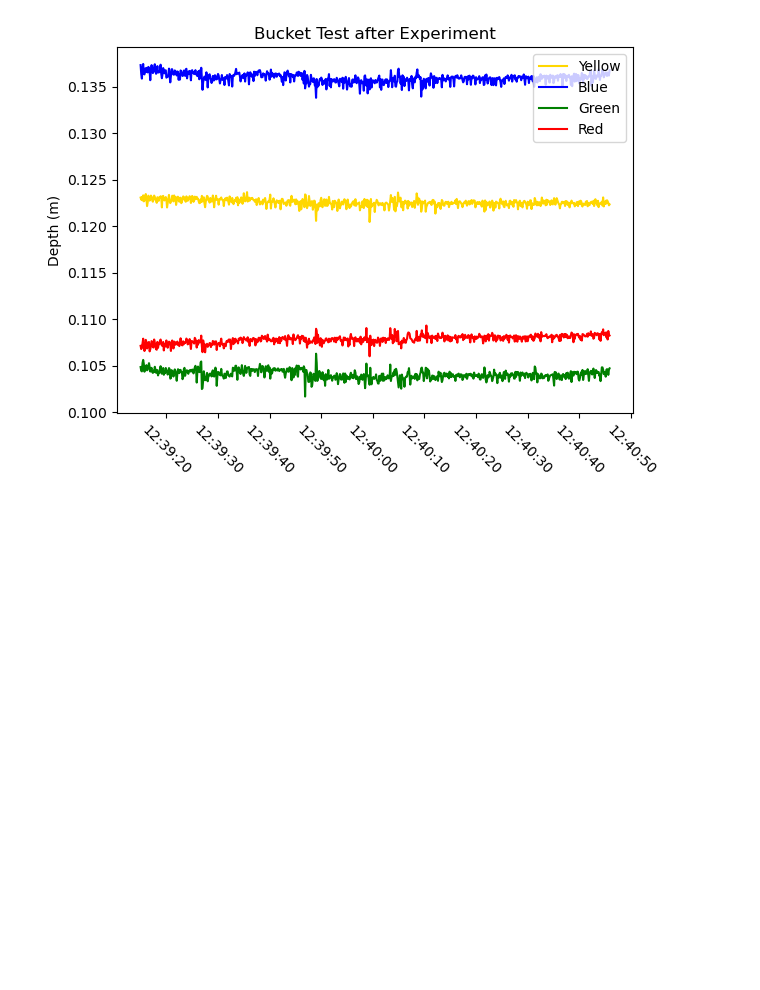
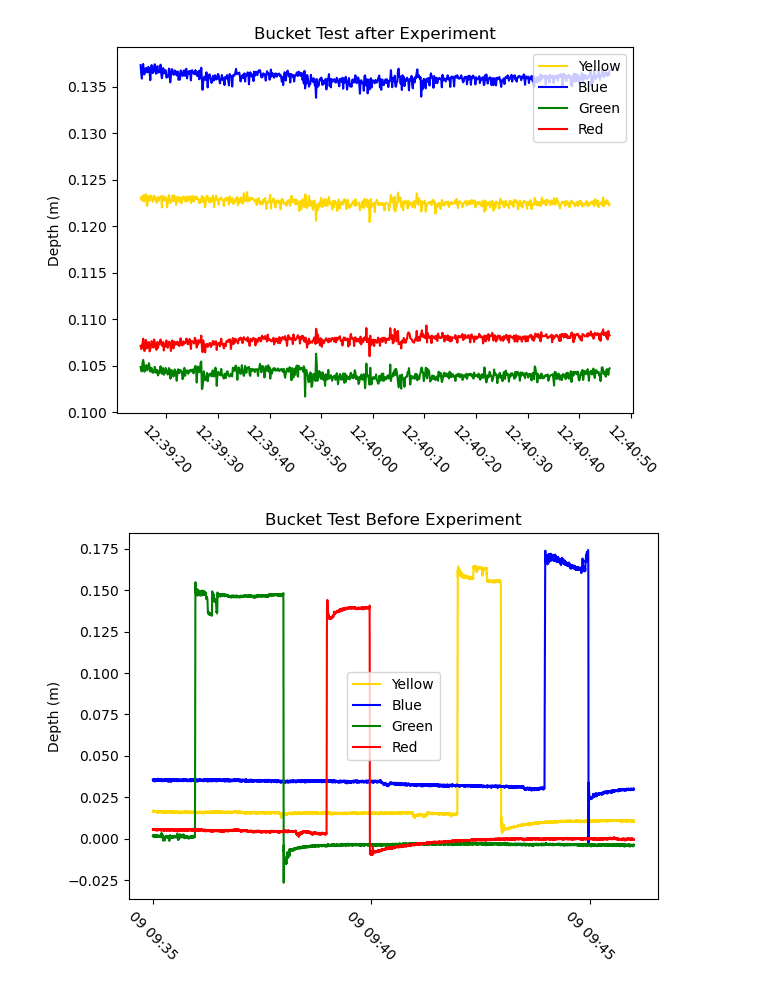
Before and after one commit to csherwood-usgs/FA_science, a Jupyter notebook: bucket_test_all.ipynb, the cells around one changed output. Drawn from its saved outputs; the diff is of its cells as text; code cells hidden in the pictures; blank space fills up the shorter version.

Commit message:
added data plots

```diff
--- a/bucket_test_all.ipynb
+++ b/bucket_test_all.ipynb
@@ -117,3 +117,64 @@ plt.tight_layout()
 plt.show()
 # %% [output]
 [figure]
+# %%
+start_time = "2025-11-09 9:35:00"
+end_time   = "2025-11-09 9:46:00"
+
+#Yellow sensor
+df = pd.read_csv(data_dir+yellow_file, parse_dates=['Time'], index_col='Time')
+# Making time the index "removes" the 'Time' column...add it back in
+df['Time'] = df.index
+# Trim the dataset
+df = df.loc[start_time:end_time]
+# Compute the pressure
+df['Depth'] = ( df['Pressure'] - p_atmos )*1e4 / (rhow*g)
+# rename the dataframe
+df_yellow = df
+
+# Blue sensor
+df = pd.read_csv(data_dir+blue_file, parse_dates=['Time'], index_col='Time')
+# Making time the index "removes" the 'Time' column...add it back in
+df['Time'] = df.index
+# Trim the dataset
+df = df.loc[start_time:end_time]
+# Compute the pressure
+df['Depth'] = ( df['Pressure'] - p_atmos )*1e4 / (rhow*g)
+# rename the dataframe
+df_blue = df
+
+# greeen sensor
+df = pd.read_csv(data_dir+green_file, parse_dates=['Time'], index_col='Time')
+# Making time the index "removes" the 'Time' column...add it back in
+df['Time'] = df.index
+# Trim the dataset
+df = df.loc[start_time:end_time]
+# Compute the pressure
+df['Depth'] = ( df['Pressure'] - p_atmos )*1e4 / (rhow*g)
+# rename the dataframe
+df_green = df
+
+# red sensor
+df = pd.read_csv(data_dir+red_file, parse_dates=['Time'], index_col='Time')
+# Making time the index "removes" the 'Time' column...add it back in
+df['Time'] = df.index
+# Trim the dataset
+df = df.loc[start_time:end_time]
+# Compute the pressure
+df['Depth'] = ( df['Pressure'] - p_atmos )*1e4 / (rhow*g)
+# rename the dataframe
+df_red = df
+
+# make a plot of that data
+plt.plot( df_yellow['Time'], df_yellow['Depth'],c='gold', label = 'Yellow')
+plt.plot( df_blue['Time'], df_blue['Depth'],c='blue', label = 'Blue')
+plt.plot( df_green['Time'], df_green['Depth'],c='green', label = 'Green')
+plt.plot( df_red['Time'], df_red['Depth'],c='red', label='Red')
+plt.ylabel( 'Depth (m)' )
+plt.xticks(rotation=-45)
+plt.legend()
+plt.title('Bucket Test Before Experiment')
+plt.tight_layout()
+plt.show()
+# %% [output]
+[figure, added]
```
Also changed, not shown: 1 other file.
